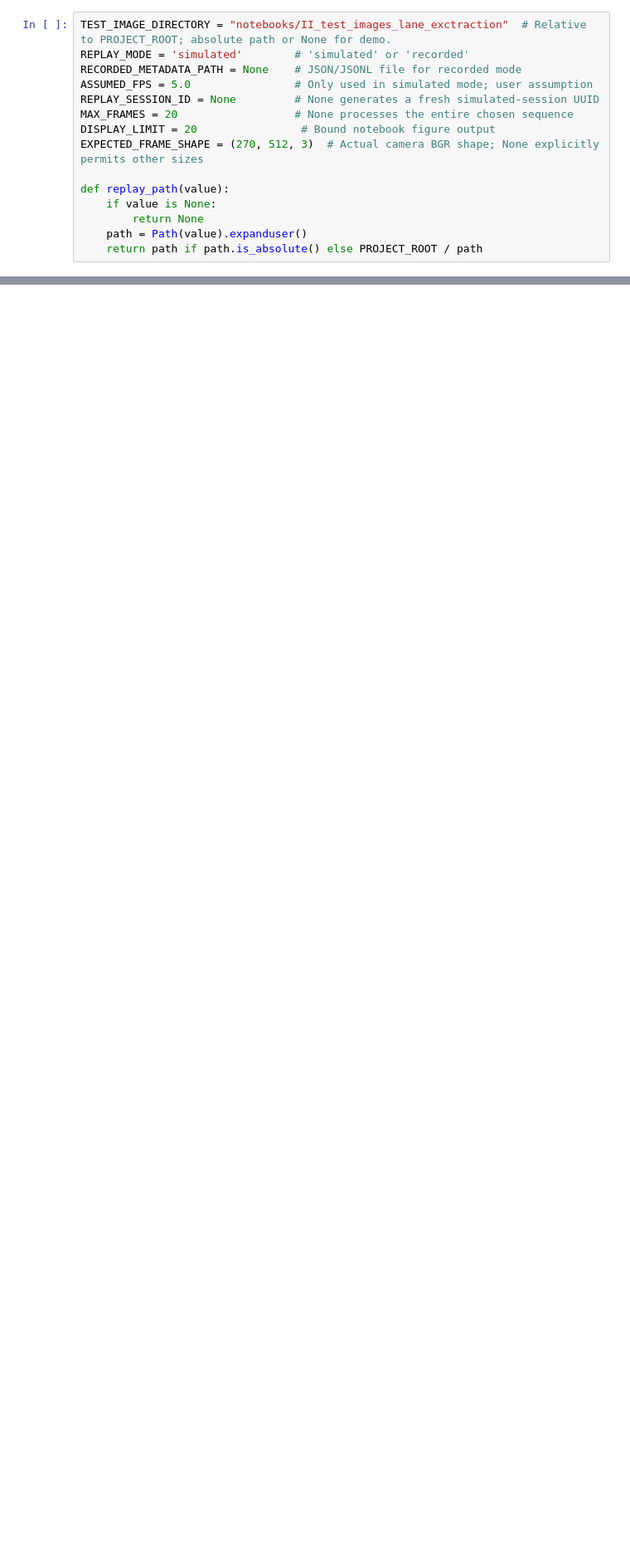
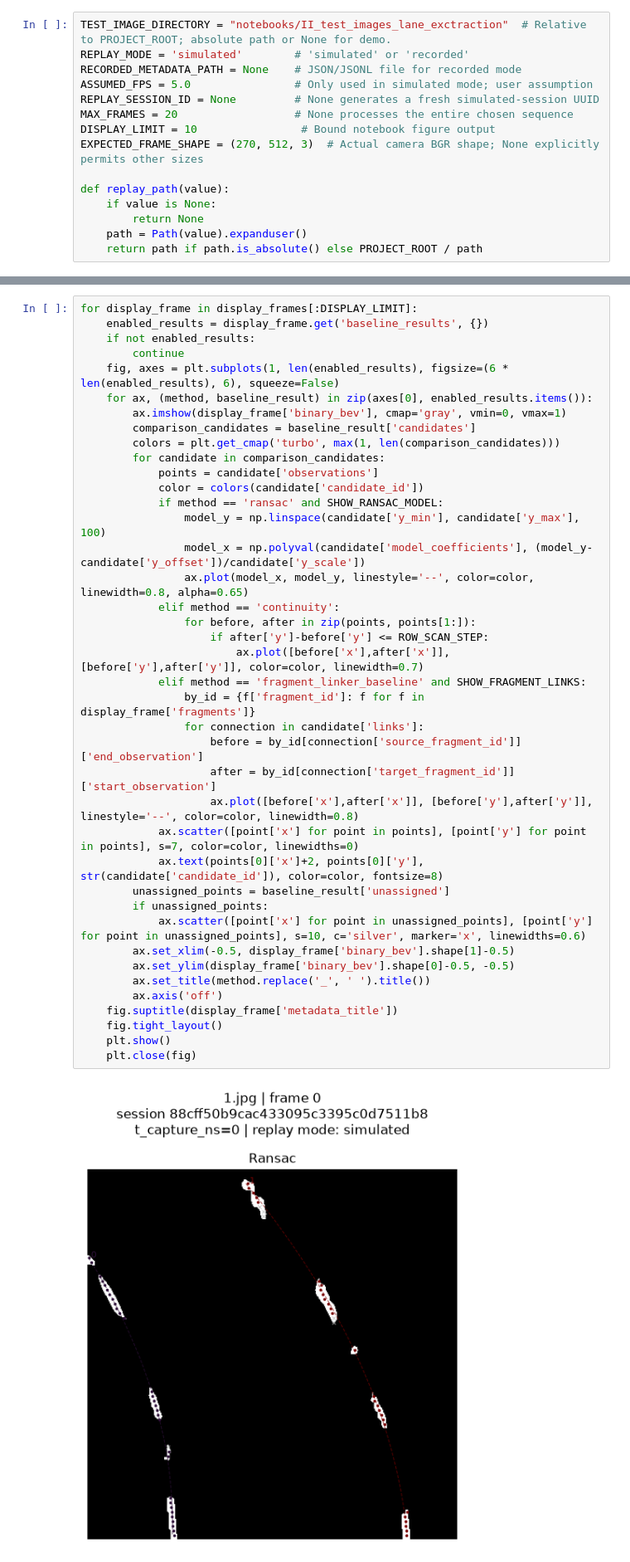
Before and after one commit to istvangalpal11/SCR_CameraBasedLaneFollower_Project, a Jupyter notebook: notebooks/02_Lane_Perception_Development.ipynb, the cells around one changed output, grey strips where cells are left out. Shown at 83% size. Saved outputs shown, nothing was run; the diff lists cells and outputs as text; blank space fills up the shorter version.

Commit message:
implement hybrid fragment extraction and boundary linking with validation and debugging tools

```diff
--- a/notebooks/02_Lane_Perception_Development.ipynb
+++ b/notebooks/02_Lane_Perception_Development.ipynb
@@ -42,7 +48,7 @@ RECORDED_METADATA_PATH = None    # JSON/JSONL file for recorded mode
 ASSUMED_FPS = 5.0                # Only used in simulated mode; user assumption
 REPLAY_SESSION_ID = None         # None generates a fresh simulated-session UUID
 MAX_FRAMES = 20                  # None processes the entire chosen sequence
-DISPLAY_LIMIT = 20                # Bound notebook figure output
+DISPLAY_LIMIT = 10                # Bound notebook figure output
 EXPECTED_FRAME_SHAPE = (270, 512, 3)  # Actual camera BGR shape; None explicitly permits other sizes
 
 def replay_path(value):
@@ -154,0 +365,42 @@ for row in recent_metadata:
+# %%
+for display_frame in display_frames[:DISPLAY_LIMIT]:
+    enabled_results = display_frame.get('baseline_results', {})
+    if not enabled_results:
+        continue
+    fig, axes = plt.subplots(1, len(enabled_results), figsize=(6 * len(enabled_results), 6), squeeze=False)
+    for ax, (method, baseline_result) in zip(axes[0], enabled_results.items()):
+        ax.imshow(display_frame['binary_bev'], cmap='gray', vmin=0, vmax=1)
+        comparison_candidates = baseline_result['candidates']
+        colors = plt.get_cmap('turbo', max(1, len(comparison_candidates)))
+        for candidate in comparison_candidates:
+            points = candidate['observations']
+            color = colors(candidate['candidate_id'])
+            if method == 'ransac' and SHOW_RANSAC_MODEL:
+                model_y = np.linspace(candidate['y_min'], candidate['y_max'], 100)
+                model_x = np.polyval(candidate['model_coefficients'], (model_y-candidate['y_offset'])/candidate['y_scale'])
+                ax.plot(model_x, model_y, linestyle='--', color=color, linewidth=0.8, alpha=0.65)
+            elif method == 'continuity':
+                for before, after in zip(points, points[1:]):
+                    if after['y']-before['y'] <= ROW_SCAN_STEP:
+                        ax.plot([before['x'],after['x']], [before['y'],after['y']], color=color, linewidth=0.7)
+            elif method == 'fragment_linker_baseline' and SHOW_FRAGMENT_LINKS:
+                by_id = {f['fragment_id']: f for f in display_frame['fragments']}
+                for connection in candidate['links']:
+                    before = by_id[connection['source_fragment_id']]['end_observation']
+                    after = by_id[connection['target_fragment_id']]['start_observation']
+                    ax.plot([before['x'],after['x']], [before['y'],after['y']], linestyle='--', color=color, linewidth=0.8)
+            ax.scatter([point['x'] for point in points], [point['y'] for point in points], s=7, color=color, linewidths=0)
+            ax.text(points[0]['x']+2, points[0]['y'], str(candidate['candidate_id']), color=color, fontsize=8)
+        unassigned_points = baseline_result['unassigned']
+        if unassigned_points:
+            ax.scatter([point['x'] for point in unassigned_points], [point['y'] for point in unassigned_points], s=10, c='silver', marker='x', linewidths=0.6)
+        ax.set_xlim(-0.5, display_frame['binary_bev'].shape[1]-0.5)
+        ax.set_ylim(display_frame['binary_bev'].shape[0]-0.5, -0.5)
+        ax.set_title(method.replace('_', ' ').title())
+        ax.axis('off')
+    fig.suptitle(display_frame['metadata_title'])
+    fig.tight_layout()
+    plt.show()
+    plt.close(fig)
+# %% [output]
+[figure, added]
```
Also changed, not shown: parts of 16 cells of this notebook, 24 other files.
